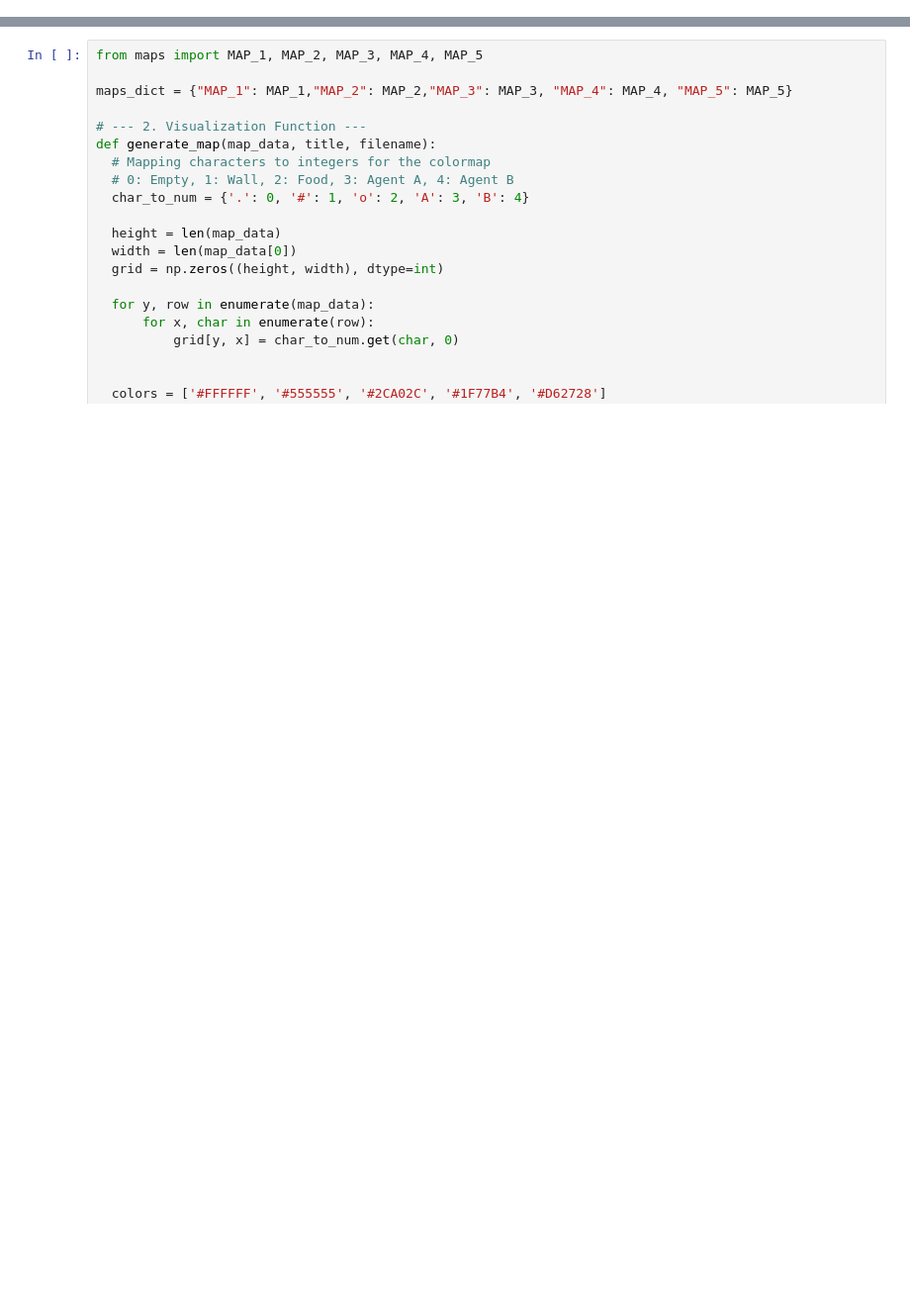
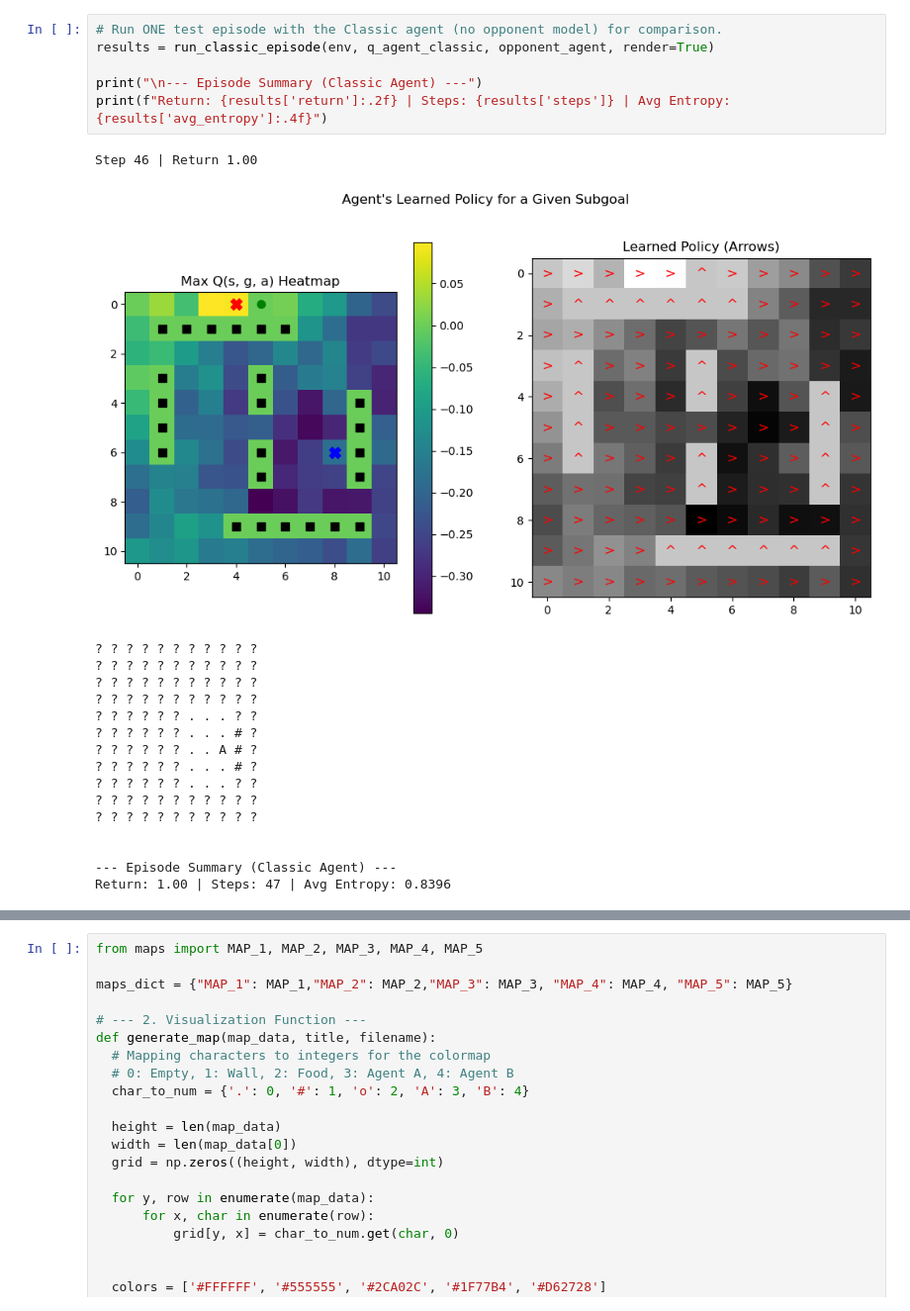
Before and after one commit to marcelpetran/MicroRTS-Py, a Jupyter notebook: model_test.ipynb, the cells around one changed output, grey strips where cells are left out. Shown at 99% size. Cells and saved outputs as stored; diff of their text form; blank space fills up the shorter version.

```diff
--- a/model_test.ipynb
+++ b/model_test.ipynb
@@ -923,0 +848,24 @@ q_agent.model.inference_model.visualize_action_embeddings(filename=f'{om_id}_act
+# %%
+# Run ONE test episode with the Classic agent (no opponent model) for comparison.
+results = run_classic_episode(env, q_agent_classic, opponent_agent, render=True)
+
+print("\n--- Episode Summary (Classic Agent) ---")
+print(f"Return: {results['return']:.2f} | Steps: {results['steps']} | Avg Entropy: {results['avg_entropy']:.4f}")
+# %% [output]
+Step 46 | Return 1.00
+[figure, added]
+? ? ? ? ? ? ? ? ? ? ?
+? ? ? ? ? ? ? ? ? ? ?
+? ? ? ? ? ? ? ? ? ? ?
+? ? ? ? ? ? ? ? ? ? ?
+? ? ? ? ? ? . . . ? ?
+? ? ? ? ? ? . . . # ?
+? ? ? ? ? ? . . A # ?
+? ? ? ? ? ? . . . # ?
+? ? ? ? ? ? . . . ? ?
+? ? ? ? ? ? ? ? ? ? ?
+? ? ? ? ? ? ? ? ? ? ?
+
+
+--- Episode Summary (Classic Agent) ---
+Return: 1.00 | Steps: 47 | Avg Entropy: 0.8396
```
Also changed, not shown: parts of 14 cells of this notebook, 1 other file.
